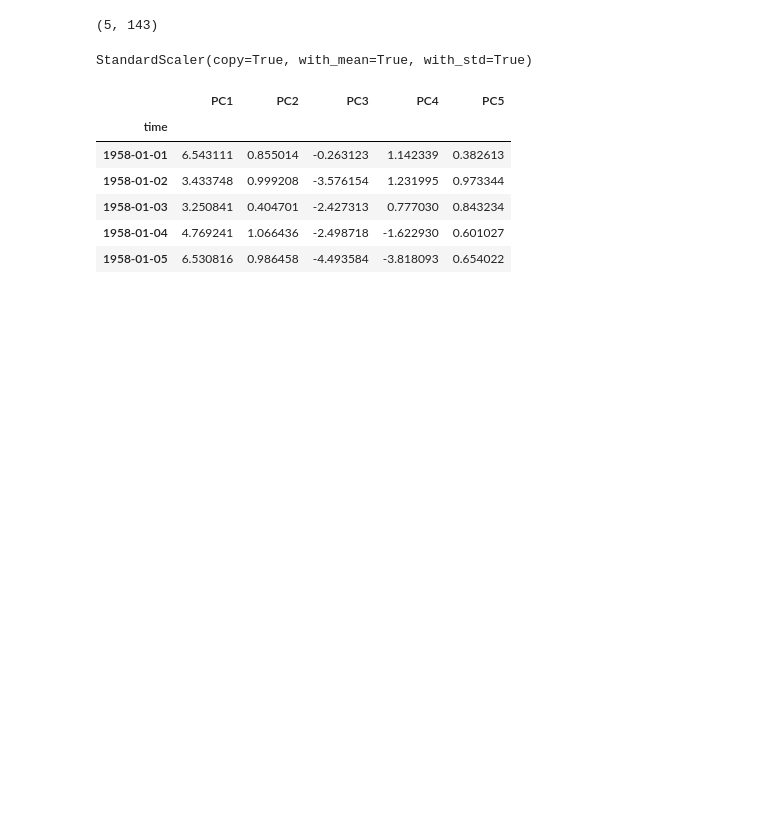
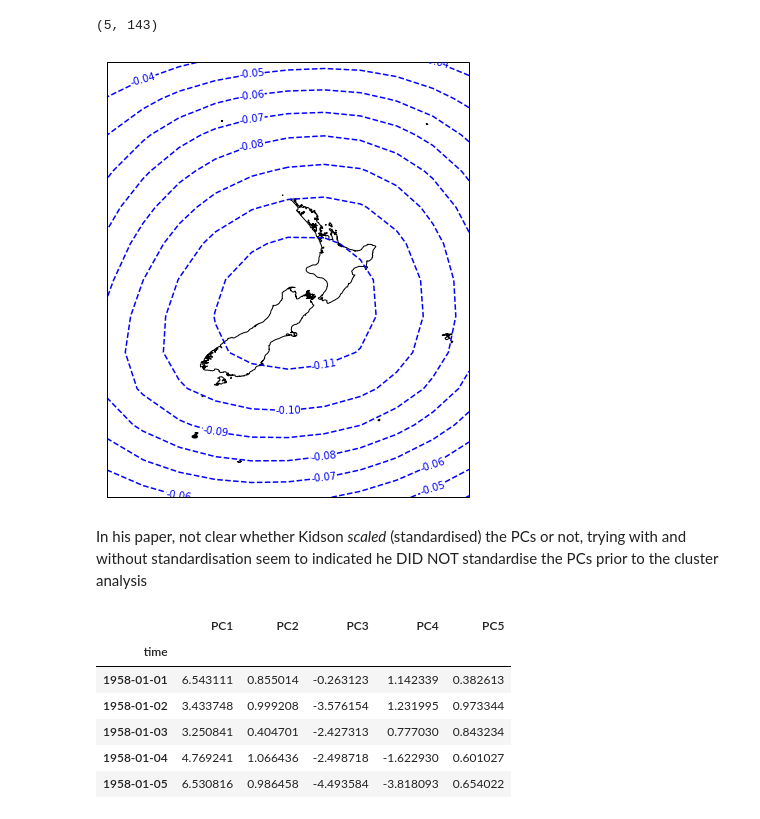
Before and after one commit to nicolasfauchereau/ACRE_workshop, a Jupyter notebook: notebooks/weather_regimes.ipynb, the cells around one changed output. Drawn from its saved outputs; the diff is of its cells as text; code cells hidden in the pictures; blank space fills up the shorter version.

```diff
--- a/notebooks/weather_regimes.ipynb
+++ b/notebooks/weather_regimes.ipynb
@@ -171,4 +171,2 @@ dset = dset.squeeze(drop=True)
 # %%
 dset = dset.sel(time=slice('1958-1-1','1997-6-30'))
-# %%
-dset.load()
@@ -232,5 +206,5 @@ ma.masked_less?
 # %%
-def make_map(X, lons, lats, vmin=-250, vmax=250, step=10, ax=None, central_longitude=180.):
+def make_map(X, lons, lats, vmin=-250, vmax=250, step=10, ax=None, central_longitude=180., fmt='%i'):
 
     from numpy import ma
 
@@ -243,17 +217,20 @@ def make_map(X, lons, lats, vmin=-250, vmax=250, step=10, ax=None, central_longi
 
     ax.coastlines('10m')
 
-    if X.data.min() < 0:
-        p = ax.contour(lons - central_longitude, lats, ma.masked_less(X.data,0), np.arange(0, vmax + step, step), colors='r')
-        n = ax.contour(lons - central_longitude, lats, ma.masked_greater(X.data,0), np.arange(vmin, 0 - step, step), colors='b')
+    if X.min() < 0 and X.max() > 0:
+        p = ax.contour(lons - central_longitude, lats, ma.masked_less(X,0), np.arange(0, vmax + step, step), colors='r')
+        n = ax.contour(lons - central_longitude, lats, ma.masked_greater(X,0), np.arange(vmin, 0, step), colors='b')
 
-        ax.contour(lons - central_longitude, lats, X.data, np.array([0]), colors='k')
+        ax.contour(lons - central_longitude, lats, X, np.array([0]), colors='k')
 
-        plt.clabel(p, fmt='%i')
-        plt.clabel(n, fmt='%i')
+        plt.clabel(p, fmt=fmt)
+        plt.clabel(n, fmt=fmt)
+    elif X.min() < 0 and X.max() < 0:
+        n = ax.contour(lons - central_longitude, lats, X, np.arange(vmin, vmax + step, step), colors='b')
+        plt.clabel(n, fmt=fmt)
     else:
-        p = ax.contour(lons - central_longitude, lats, X.data, np.arange(vmin, vmax + step, step), colors='r')
-        plt.clabel(p, fmt='%i')
+        p = ax.contour(lons - central_longitude, lats, X, np.arange(vmin, vmax + step, step), colors='r')
+        plt.clabel(p, fmt=fmt)
 
     ax.set_extent([lon.data.min() - central_longitude, lon.data.max() - central_longitude, lat.data.min(), lat.data.max()], crs=proj)
 # %%
@@ -424,5 +480,7 @@ scaler_PCs = StandardScaler()
-# %%
-scaler_PCs.fit(PCs)
-# %% [output]
-StandardScaler(copy=True, with_mean=True, with_std=True)
+# %%
+make_map(EOFs_r[0,:,:], lons, lats, vmin=-0.2, vmax=0.2, step=0.010, fmt='%4.2f')
+# %% [output]
+[figure, added]
+# %% [markdown]
+In his paper, not clear whether Kidson *scaled* (standardised) the PCs or not, trying with and without standardisation seem to indicated he DID NOT standardise the PCs prior to the cluster analysis
 # %%
```
Also changed, not shown: parts of 40 cells of this notebook.
